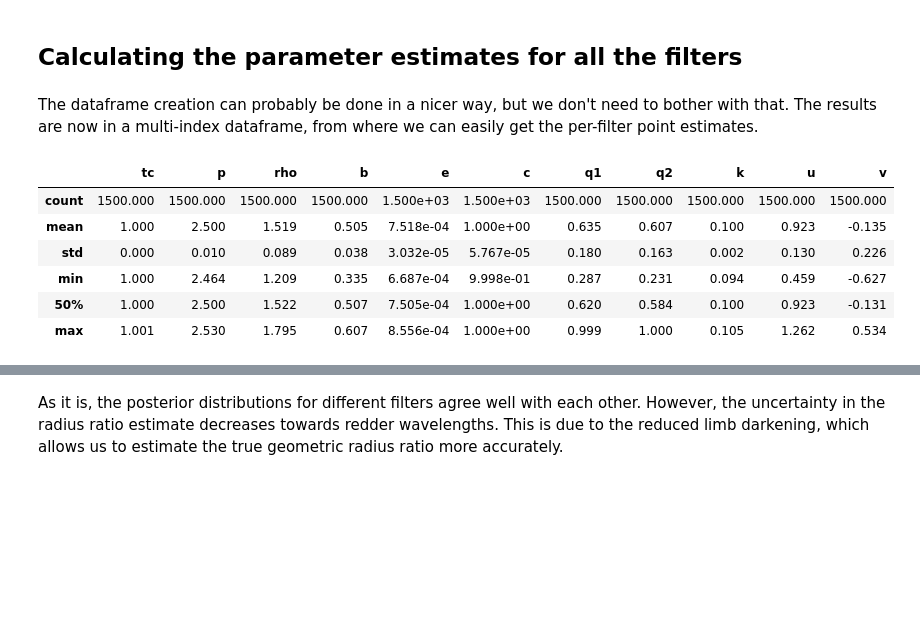
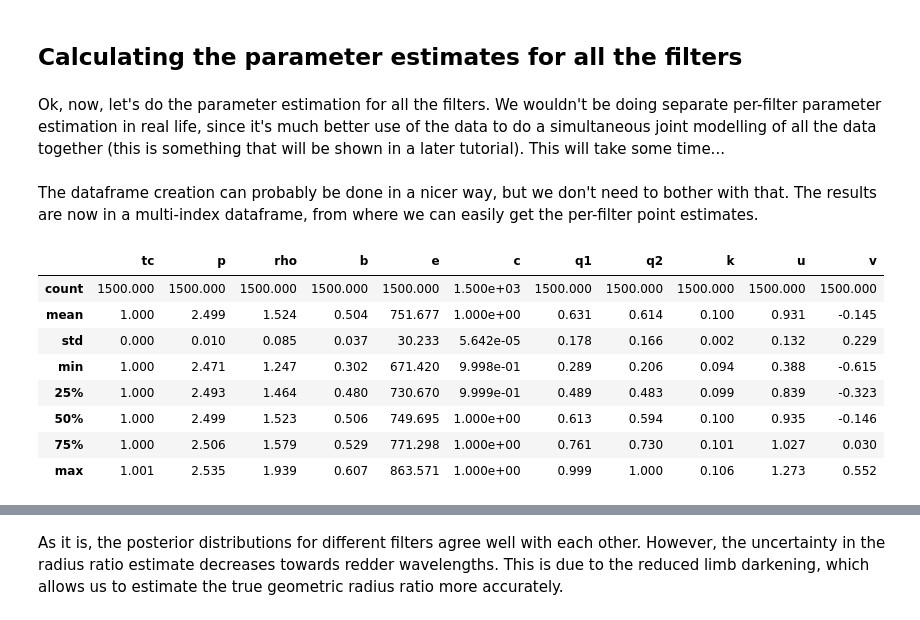
Before and after one commit to hpparvi/exo_tutorials, a Jupyter notebook: 01_Monochromatic_parameter_estimation.ipynb, the cells around one changed output, grey strips where cells are left out. Cells and saved outputs as stored; diff of their text form; code cells hidden in the pictures; blank space fills up the shorter version.

```diff
--- a/01_Monochromatic_parameter_estimation.ipynb
+++ b/01_Monochromatic_parameter_estimation.ipynb
@@ -321,11 +340,13 @@ with sb.axes_style('white'):
 # %% [markdown]
 ## Calculating the parameter estimates for all the filters
+# %% [markdown]
+Ok, now, let's do the parameter estimation for all the filters. We wouldn't be doing separate per-filter parameter estimation in real life, since it's much better use of the data to do a simultaneous joint modelling of all the data together (this is something that will be shown in a later tutorial). This will take some time...
 # %%
 chains = []
 npop, de_iter, mc_iter, burn, thin = 100, 200, 1500, 400, 75
 for flux in fluxes:
     lpf = LPFunction(time, flux)
-    de = DiffEvol(lpf, lpfun.ps.bounds, npop, maximize=True)
+    de = DiffEvol(lpf, lpf.ps.bounds, npop, maximize=True)
     sampler = EnsembleSampler(npop, lpf.ps.ndim, lpf)
     de.optimize(de_iter)
     sampler.run_mcmc(de.population, mc_iter)
@@ -333,8 +354,9 @@ for flux in fluxes:
 chains = array(chains)
 # %%
 ids = [repeat(filter_names,chains.shape[1]),8*range(chains.shape[1])]
-dft = pd.DataFrame(data = concatenate([ch[i,:,:] for i in range(chains.shape[0])]),
+dft = pd.DataFrame(data = concatenate([chains[i,:,:] for i in range(chains.shape[0])]),
                    index=ids, columns=lpf.ps.names)
+dft['e'] *= 1e6
 dft['k'] = sqrt(dft.k2)
 dft['u'] = 2*sqrt(dft.q1)*dft.q2
 dft['v'] = sqrt(dft.q1)*(1-2*dft.q2)
@@ -342,15 +364,17 @@ dft = dft.drop('k2', axis=1)
 # %% [markdown]
 The dataframe creation can probably be done in a nicer way, but we don't need to bother with that. The results are now in a multi-index dataframe, from where we can easily get the per-filter point estimates.
 # %%
-dft.ix['u'].describe(percentiles=[0.5])
+dft.ix['u'].describe()
 # %% [output]
 |  | tc | p | rho | b | e | c | q1 | q2 | k | u | v |
-| count | 1500.000 | 1500.000 | 1500.000 | 1500.000 | 1.500e+03 | 1.500e+03 | 1500.000 | 1500.000 | 1500.000 | 1500.000 | 1500.000 |
-| mean | 1.000 | 2.500 | 1.519 | 0.505 | 7.518e-04 | 1.000e+00 | 0.635 | 0.607 | 0.100 | 0.923 | -0.135 |
-| std | 0.000 | 0.010 | 0.089 | 0.038 | 3.032e-05 | 5.767e-05 | 0.180 | 0.163 | 0.002 | 0.130 | 0.226 |
-| min | 1.000 | 2.464 | 1.209 | 0.335 | 6.687e-04 | 9.998e-01 | 0.287 | 0.231 | 0.094 | 0.459 | -0.627 |
-| 50% | 1.000 | 2.500 | 1.522 | 0.507 | 7.505e-04 | 1.000e+00 | 0.620 | 0.584 | 0.100 | 0.923 | -0.131 |
-| max | 1.001 | 2.530 | 1.795 | 0.607 | 8.556e-04 | 1.000e+00 | 0.999 | 1.000 | 0.105 | 1.262 | 0.534 |
+| count | 1500.000 | 1500.000 | 1500.000 | 1500.000 | 1500.000 | 1.500e+03 | 1500.000 | 1500.000 | 1500.000 | 1500.000 | 1500.000 |
+| mean | 1.000 | 2.499 | 1.524 | 0.504 | 751.677 | 1.000e+00 | 0.631 | 0.614 | 0.100 | 0.931 | -0.145 |
+| std | 0.000 | 0.010 | 0.085 | 0.037 | 30.233 | 5.642e-05 | 0.178 | 0.166 | 0.002 | 0.132 | 0.229 |
+| min | 1.000 | 2.471 | 1.247 | 0.302 | 671.420 | 9.998e-01 | 0.289 | 0.206 | 0.094 | 0.388 | -0.615 |
+| 25% | 1.000 | 2.493 | 1.464 | 0.480 | 730.670 | 9.999e-01 | 0.489 | 0.483 | 0.099 | 0.839 | -0.323 |
+| 50% | 1.000 | 2.499 | 1.523 | 0.506 | 749.695 | 1.000e+00 | 0.613 | 0.594 | 0.100 | 0.935 | -0.146 |
+| 75% | 1.000 | 2.506 | 1.579 | 0.529 | 771.298 | 1.000e+00 | 0.761 | 0.730 | 0.101 | 1.027 | 0.030 |
+| max | 1.001 | 2.535 | 1.939 | 0.607 | 863.571 | 1.000e+00 | 0.999 | 1.000 | 0.106 | 1.273 | 0.552 |
 # %%
 with sb.axes_style('white'):
     fig, axs = subplots(2,3, figsize=(13,6), sharex=True)
```
Also changed, not shown: parts of 23 cells of this notebook.
